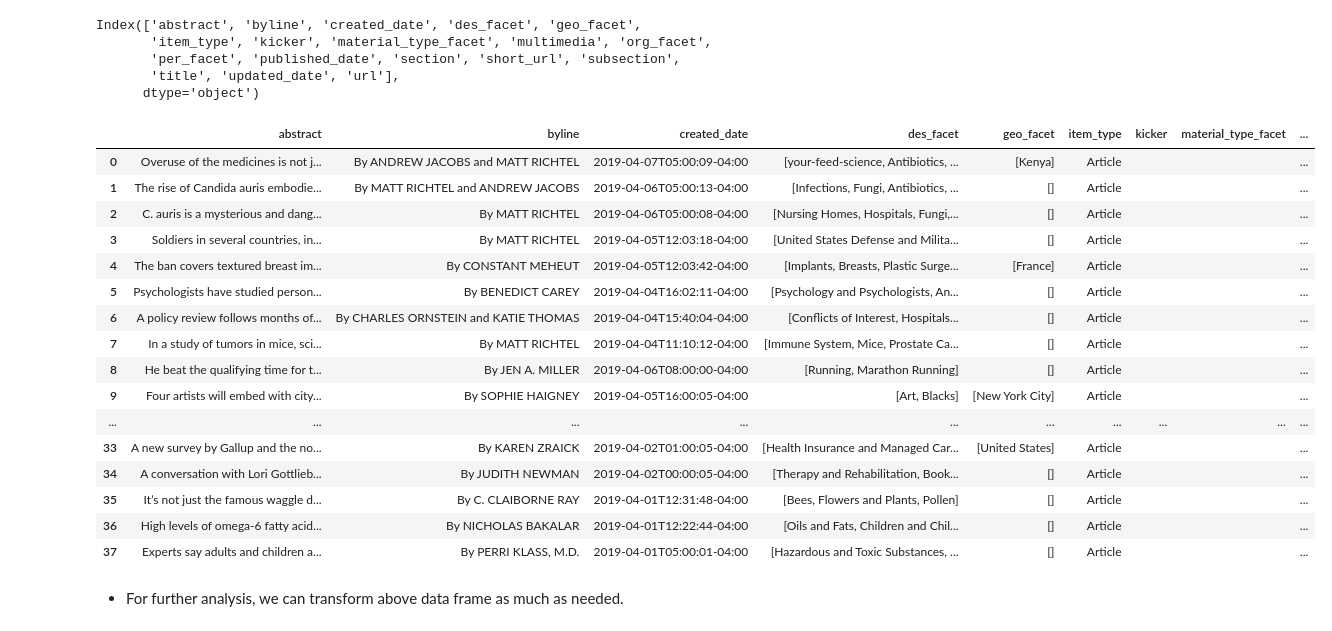
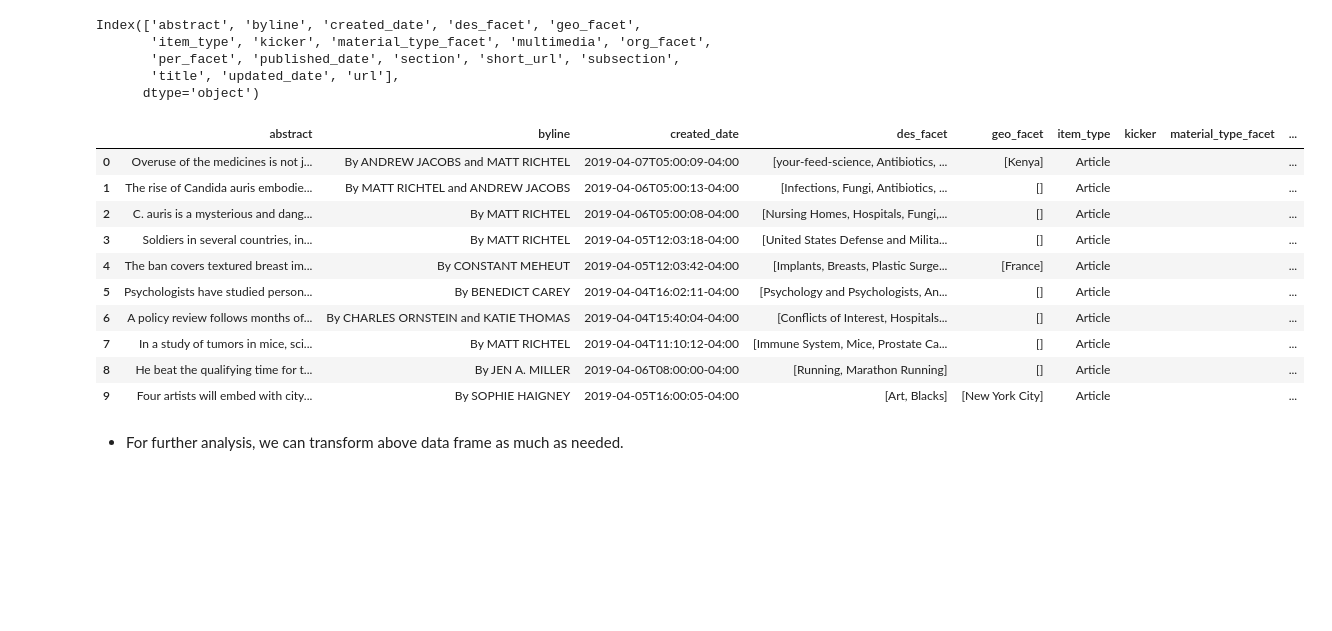
Before and after one commit to mhan1/DAV-5400, a Jupyter notebook: M_Han_W11_assn.ipynb, the cells around one changed output. Cells and saved outputs as stored; diff of their text form; code cells hidden in the pictures; blank space fills up the shorter version.

```diff
--- a/M_Han_W11_assn.ipynb
+++ b/M_Han_W11_assn.ipynb
@@ -346,24 +346,18 @@ Index(['abstract', 'byline', 'created_date', 'des_facet', 'geo_facet',
       dtype='object')
 # %%
 #sanity check
-dataset3_df
+dataset3_df.head(10)
 # %% [output]
 |  | abstract | byline | created_date | des_facet | geo_facet | item_type | kicker | material_type_facet | ... |
 | 0 | Overuse of the medicines is not j... | By ANDREW JACOBS and MATT RICHTEL | 2019-04-07T05:00:09-04:00 | [your-feed-science, Antibiotics, ... | [Kenya] | Article |  |  | ... |
 | 1 | The rise of Candida auris embodie... | By MATT RICHTEL and ANDREW JACOBS | 2019-04-06T05:00:13-04:00 | [Infections, Fungi, Antibiotics, ... | [] | Article |  |  | ... |
 | 2 | C. auris is a mysterious and dang... | By MATT RICHTEL | 2019-04-06T05:00:08-04:00 | [Nursing Homes, Hospitals, Fungi,... | [] | Article |  |  | ... |
 | 3 | Soldiers in several countries, in... | By MATT RICHTEL | 2019-04-05T12:03:18-04:00 | [United States Defense and Milita... | [] | Article |  |  | ... |
 | 4 | The ban covers textured breast im... | By CONSTANT MEHEUT | 2019-04-05T12:03:42-04:00 | [Implants, Breasts, Plastic Surge... | [France] | Article |  |  | ... |
 | 5 | Psychologists have studied person... | By BENEDICT CAREY | 2019-04-04T16:02:11-04:00 | [Psychology and Psychologists, An... | [] | Article |  |  | ... |
 | 6 | A policy review follows months of... | By CHARLES ORNSTEIN and KATIE THOMAS | 2019-04-04T15:40:04-04:00 | [Conflicts of Interest, Hospitals... | [] | Article |  |  | ... |
 | 7 | In a study of tumors in mice, sci... | By MATT RICHTEL | 2019-04-04T11:10:12-04:00 | [Immune System, Mice, Prostate Ca... | [] | Article |  |  | ... |
 | 8 | He beat the qualifying time for t... | By JEN A. MILLER | 2019-04-06T08:00:00-04:00 | [Running, Marathon Running] | [] | Article |  |  | ... |
 | 9 | Four artists will embed with city... | By SOPHIE HAIGNEY | 2019-04-05T16:00:05-04:00 | [Art, Blacks] | [New York City] | Article |  |  | ... |
-| ... | ... | ... | ... | ... | ... | ... | ... | ... | ... |
-| 33 | A new survey by Gallup and the no... | By KAREN ZRAICK | 2019-04-02T01:00:05-04:00 | [Health Insurance and Managed Car... | [United States] | Article |  |  | ... |
-| 34 | A conversation with Lori Gottlieb... | By JUDITH NEWMAN | 2019-04-02T00:00:05-04:00 | [Therapy and Rehabilitation, Book... | [] | Article |  |  | ... |
-| 35 | It’s not just the famous waggle d... | By C. CLAIBORNE RAY | 2019-04-01T12:31:48-04:00 | [Bees, Flowers and Plants, Pollen] | [] | Article |  |  | ... |
-| 36 | High levels of omega-6 fatty acid... | By NICHOLAS BAKALAR | 2019-04-01T12:22:44-04:00 | [Oils and Fats, Children and Chil... | [] | Article |  |  | ... |
-| 37 | Experts say adults and children a... | By PERRI KLASS, M.D. | 2019-04-01T05:00:01-04:00 | [Hazardous and Toxic Substances, ... | [] | Article |  |  | ... |
 # %% [markdown]
 - For further analysis, we can transform above data frame as much as needed.
```
